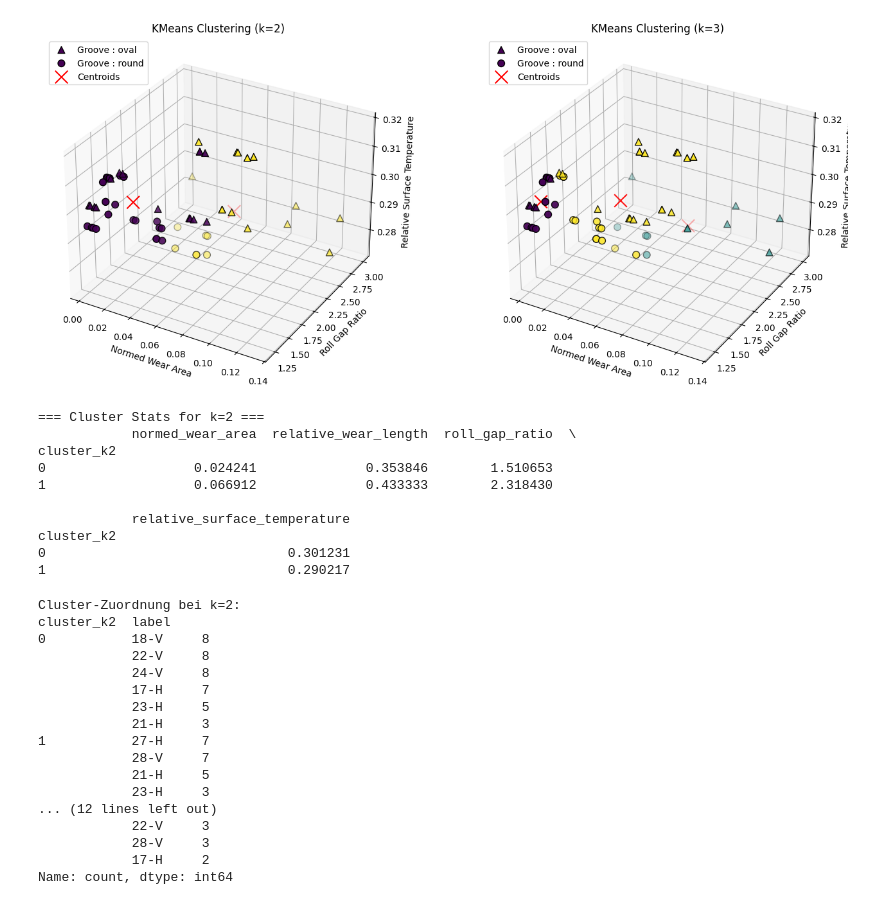
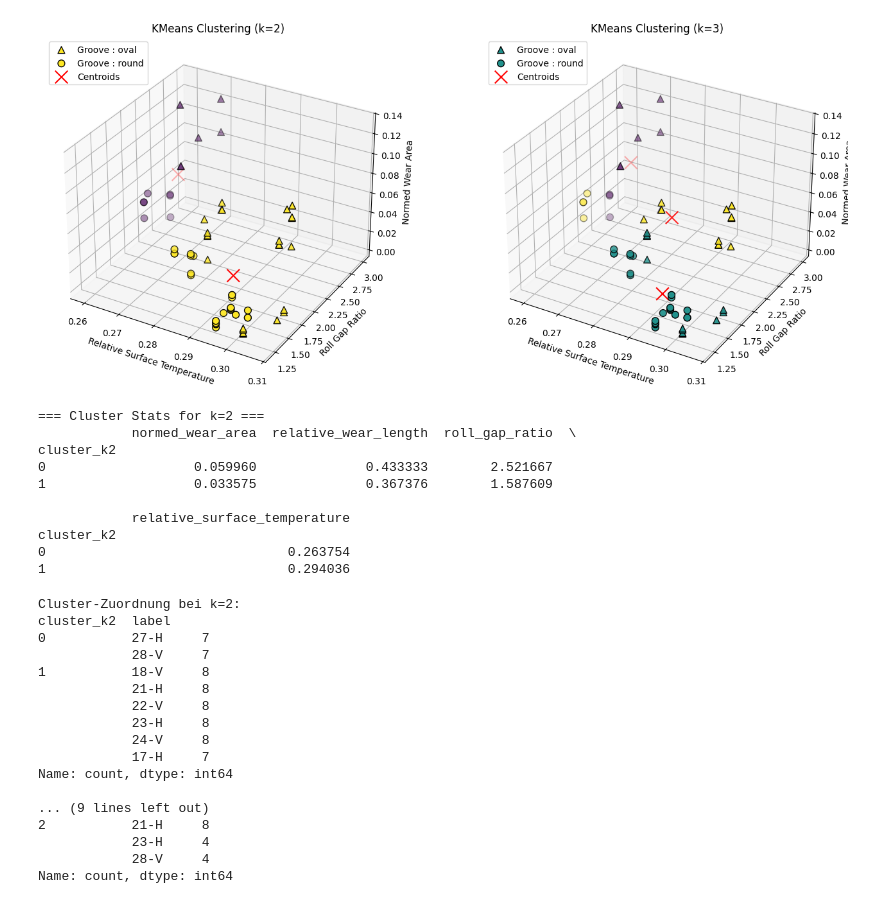
Before and after one commit to ChRen95/phd-thesis-fitting-wear-coefficient, a Jupyter notebook: data_clustering_pre_clustering.ipynb, the cells around one changed output. Saved outputs shown, nothing was run; the diff lists cells and outputs as text; code cells hidden in the pictures.

```diff
--- a/data_clustering_pre_clustering.ipynb
+++ b/data_clustering_pre_clustering.ipynb
@@ -224,41 +224,41 @@ for idx, k in enumerate([2, 3], 1):
     y_kmeans = kmeans.fit_predict(fitting_array)
     df[f'cluster_k{k}'] = y_kmeans
 
     ax = fig.add_subplot(1, 2, idx, projection='3d')
 
     for tag in df['groove_type'].unique():
         mask = df['groove_type'] == tag
         ax.scatter(
+            df.loc[mask, 'relative_surface_temperature'],
+            df.loc[mask, 'roll_gap_ratio'],
             df.loc[mask, 'normed_wear_area'],
-            df.loc[mask, 'roll_gap_ratio'],
-            df.loc[mask, 'relative_surface_temperature'],
             c=y_kmeans[mask],
             cmap='viridis',
             marker=tag_to_marker[tag],
             edgecolor='k',
             label=f'Groove : {tag}',
             s=60
         )
-        #['tonnage', 'normed_wear_area', 'relative_wear_length', 'roll_gap_ratio', 'relative_surface_temperature']
+        #['normed_wear_area', 'relative_wear_length', 'roll_gap_ratio', 'relative_surface_temperature']
     ax.scatter(
+        kmeans.cluster_centers_[:, 3],
+        kmeans.cluster_centers_[:, 2],
         kmeans.cluster_centers_[:, 0],
-        kmeans.cluster_centers_[:, 2],
-        kmeans.cluster_centers_[:, 3],
         c='red', marker='x', s=200, label='Centroids'
     )
 
     ax.set_title(f'KMeans Clustering (k={k})')
-    ax.set_xlabel('Normed Wear Area')
+    ax.set_xlabel('Relative Surface Temperature')
     ax.set_ylabel('Roll Gap Ratio')
-    ax.set_zlabel('Relative Surface Temperature')
+    ax.set_zlabel('Normed Wear Area')
     ax.legend(loc='upper left')
 
 fig.savefig(result_dir / "clusters_for_wear_analysis.pdf", bbox_inches='tight', dpi=300)
 
 plt.tight_layout()
 plt.show()
 # %% [output]
-[figure, old version]
+[figure, new version]
 # %%
 print("=== Cluster Stats for k=2 ===")
 print(df.groupby('cluster_k2')[features_for_clustering].mean())
@@ -266,13 +266,13 @@ print(df.groupby('cluster_k2')[features_for_clustering].mean())
 === Cluster Stats for k=2 ===
             normed_wear_area  relative_wear_length  roll_gap_ratio  \
 cluster_k2
-0                   0.024241              0.353846        1.510653
-1                   0.066912              0.433333        2.318430
+0                   0.059960              0.433333        2.521667
+1                   0.033575              0.367376        1.587609
 
             relative_surface_temperature
 cluster_k2
-0                               0.301231
-1                               0.290217
+0                               0.263754
+1                               0.294036
 # %%
 for k in [2, 3]:
     print(f"\nCluster-Zuordnung bei k={k}:")
@@ -281,18 +281,18 @@ for k in [2, 3]:
 # %% [output]
 Cluster-Zuordnung bei k=2:
 cluster_k2  label
-0           18-V     8
+0           27-H     7
+            28-V     7
+1           18-V     8
+            21-H     8
             22-V     8
+            23-H     8
             24-V     8
             17-H     7
-            23-H     5
-            21-H     3
-1           27-H     7
-            28-V     7
-            21-H     5
-            23-H     3
-... (12 lines left out)
-            22-V     3
-            28-V     3
-            17-H     2
 Name: count, dtype: int64
+
+... (9 lines left out)
+2           21-H     8
+            23-H     4
+            28-V     4
+Name: count, dtype: int64
```
Also changed, not shown: parts of 4 cells of this notebook, 3 other files.
